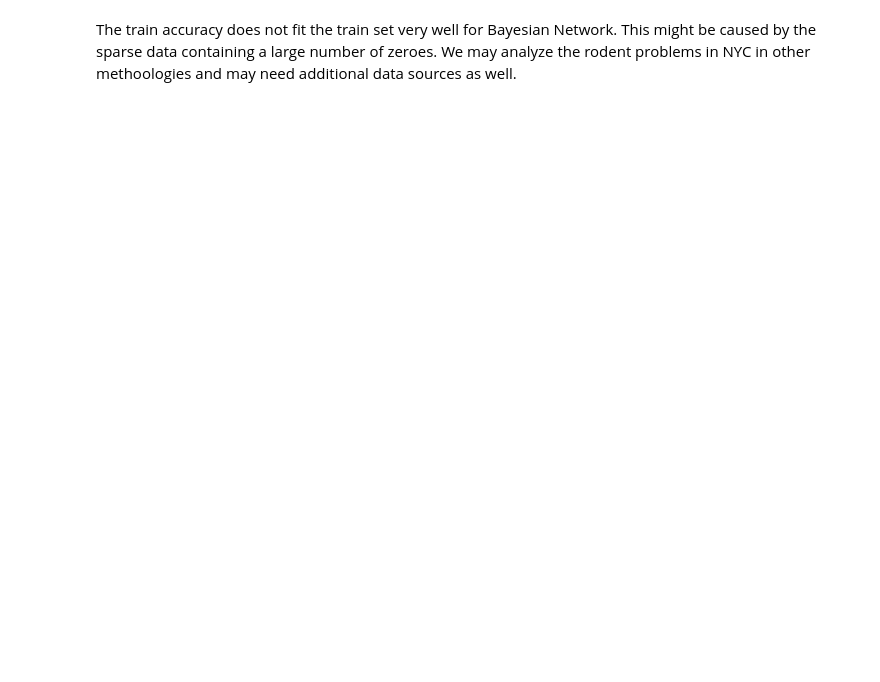
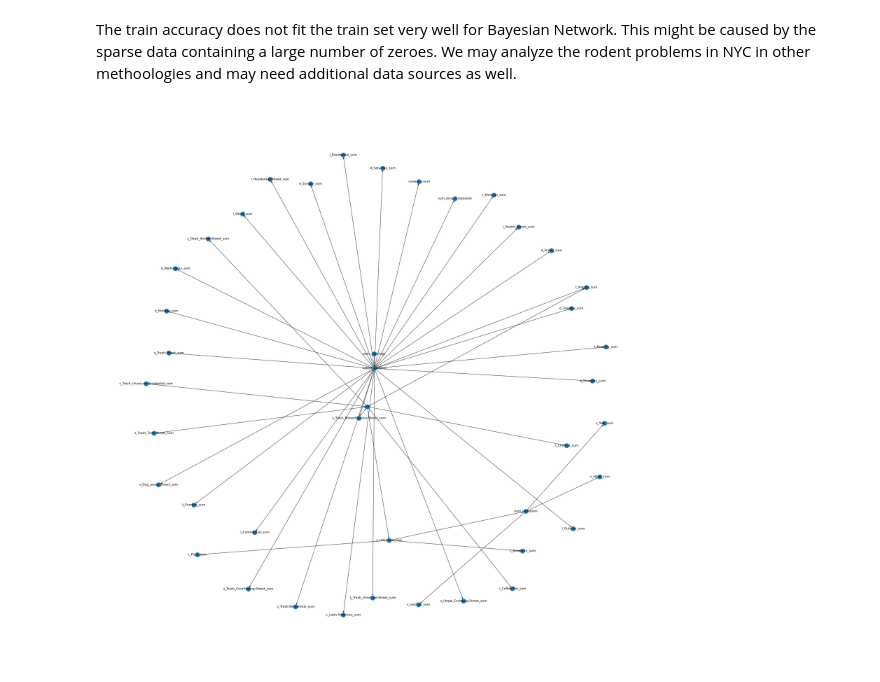
Before and after one commit to Subarashiihibi/nyc_rodent, a Jupyter notebook: Scripts/bayesian.ipynb, the cells around one changed output. Saved outputs shown, nothing was run; the diff lists cells and outputs as text; code cells hidden in the pictures; blank space fills up the shorter version.

Commit message:
save BayesianNet visuals

```diff
--- a/Scripts/bayesian.ipynb
+++ b/Scripts/bayesian.ipynb
@@ -265,2 +265,16 @@ test.shape, train.shape
 # %% [markdown]
 The train accuracy does not fit the train set very well for Bayesian Network. This might be caused by the sparse data containing a large number of zeroes. We may analyze the rodent problems in NYC in other methoologies and may need additional data sources as well.
+# %%
+# visualize the bayesian net using graphviz
+import networkx as nx
+import matplotlib.pyplot as plt
+
+G = nx.DiGraph()
+G.add_edges_from(best_model.edges())
+
+# change larger figsize
+plt.figure(figsize=(30,30))
+nx.draw(G, with_labels=True)
+plt.show()
+# %% [output]
+[figure, added]
```
Also changed, not shown: parts of 1 cell of this notebook, 1 other file.
